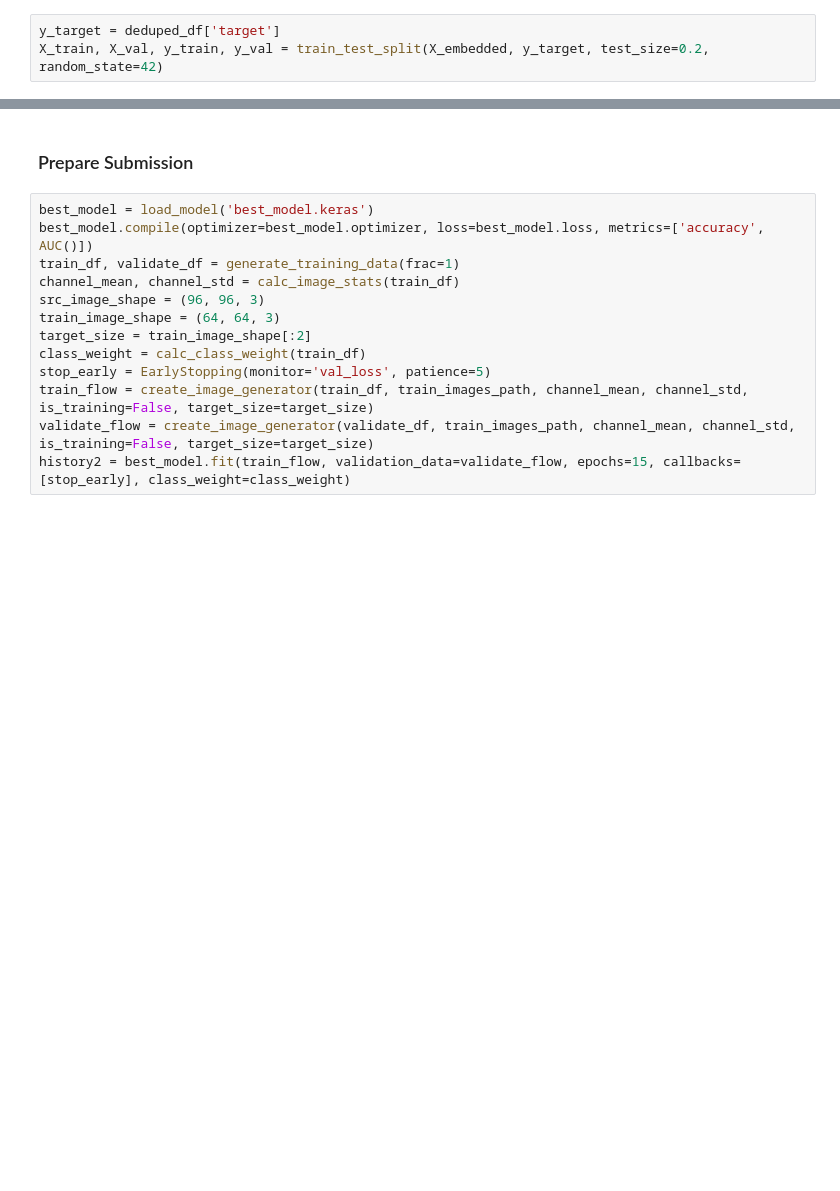
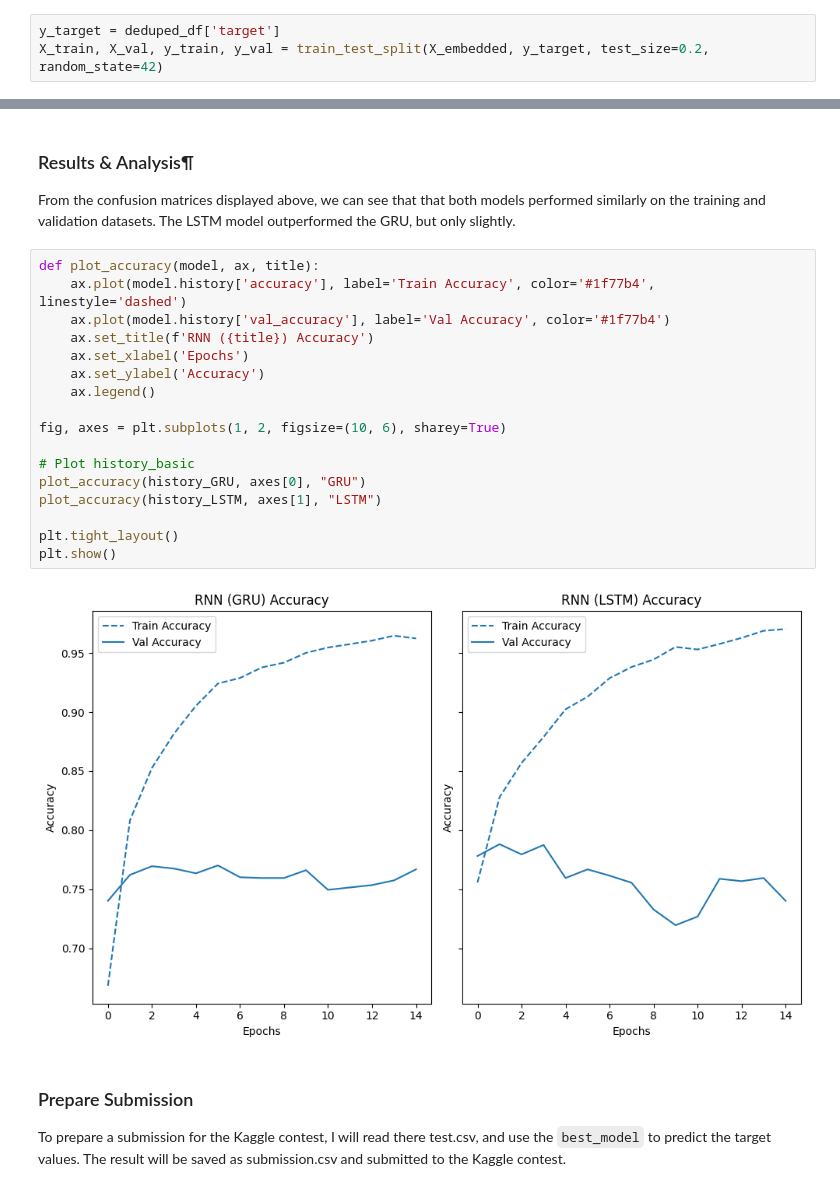
Before and after one commit to kpjava/DeepLearningModule4, a Jupyter notebook: natural_disasters_nlp.ipynb, the cells around one changed output, grey strips where cells are left out. Drawn from its saved outputs; the diff is of its cells as text; blank space fills up the shorter version.

```diff
--- a/natural_disasters_nlp.ipynb
+++ b/natural_disasters_nlp.ipynb
@@ -422,16 +431,27 @@ Epoch 15/15
+# %% [markdown]
+### Results & Analysis¶
+From the confusion matrices displayed above, we can see that that both models performed similarly on the training and validation datasets. The LSTM model outperformed the GRU, but only slightly.
+# %%
+def plot_accuracy(model, ax, title):
+    ax.plot(model.history['accuracy'], label='Train Accuracy', color='#1f77b4', linestyle='dashed')
+    ax.plot(model.history['val_accuracy'], label='Val Accuracy', color='#1f77b4')
+    ax.set_title(f'RNN ({title}) Accuracy')
+    ax.set_xlabel('Epochs')
+    ax.set_ylabel('Accuracy')
+    ax.legend()
+
+fig, axes = plt.subplots(1, 2, figsize=(10, 6), sharey=True)
+
+# Plot history_basic
+plot_accuracy(history_GRU, axes[0], "GRU")
+plot_accuracy(history_LSTM, axes[1], "LSTM")
+
+plt.tight_layout()
+plt.show()
+# %% [output]
+[figure, added]
 # %% [markdown]
 ### Prepare Submission
+
+To prepare a submission for the Kaggle contest, I will read there test.csv, and use the `best_model` to predict the target values. The result will be saved as submission.csv and submitted to the Kaggle contest.
-# %%
-best_model = load_model('best_model.keras')
-best_model.compile(optimizer=best_model.optimizer, loss=best_model.loss, metrics=['accuracy', AUC()])
-train_df, validate_df = generate_training_data(frac=1)
-channel_mean, channel_std = calc_image_stats(train_df)
-src_image_shape = (96, 96, 3)
-train_image_shape = (64, 64, 3)
-target_size = train_image_shape[:2]
-class_weight = calc_class_weight(train_df)
-stop_early = EarlyStopping(monitor='val_loss', patience=5)
-train_flow = create_image_generator(train_df, train_images_path, channel_mean, channel_std, is_training=False, target_size=target_size)
-validate_flow = create_image_generator(validate_df, train_images_path, channel_mean, channel_std, is_training=False, target_size=target_size)
-history2 = best_model.fit(train_flow, validation_data=validate_flow, epochs=15, callbacks=[stop_early], class_weight=class_weight)
 # %%
```
Also changed, not shown: parts of 13 cells of this notebook, 1 other file.
